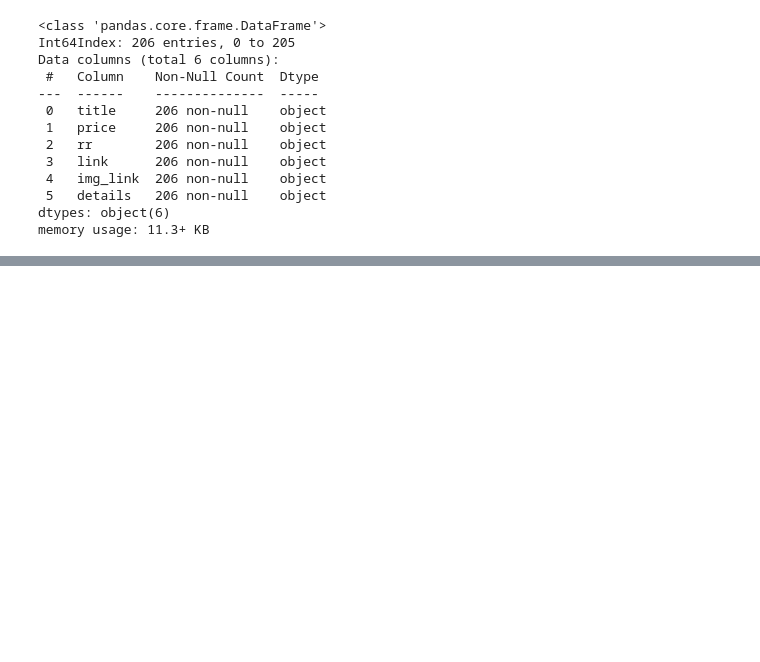
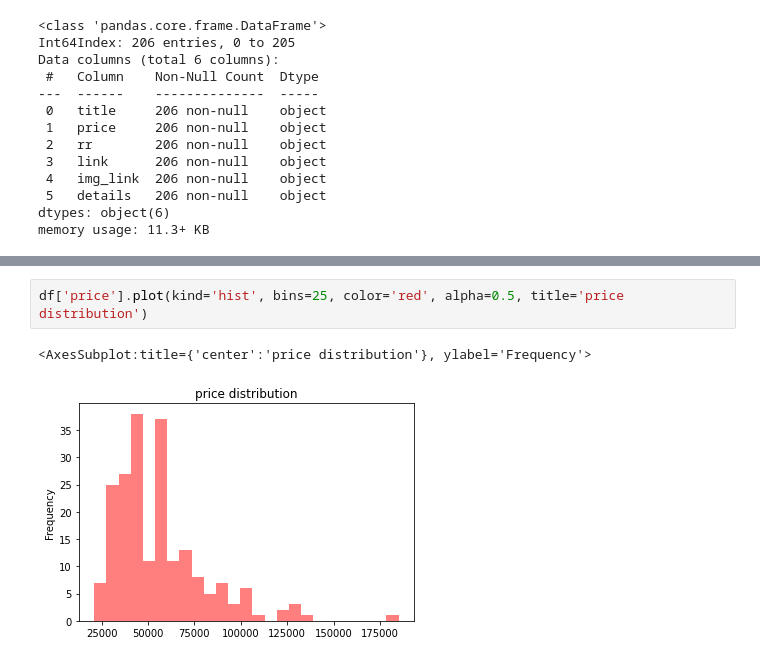
Before and after one commit to ramsha17ishaq/python_at_digipodium, a Jupyter notebook: data_science/data_analysis2.ipynb, the cells around one changed output, grey strips where cells are left out. Drawn from its saved outputs; the diff is of its cells as text; blank space fills up the shorter version.

```diff
--- a/data_science/data_analysis2.ipynb
+++ b/data_science/data_analysis2.ipynb
@@ -120,0 +275,5 @@ df.describe()
+# %%
+df['price'].plot(kind='hist', bins=25, color='red', alpha=0.5, title='price distribution')
+# %% [output]
+<AxesSubplot:title={'center':'price distribution'}, ylabel='Frequency'>
+[figure, added]
```
Also changed, not shown: parts of 29 cells of this notebook, 5 other files.
